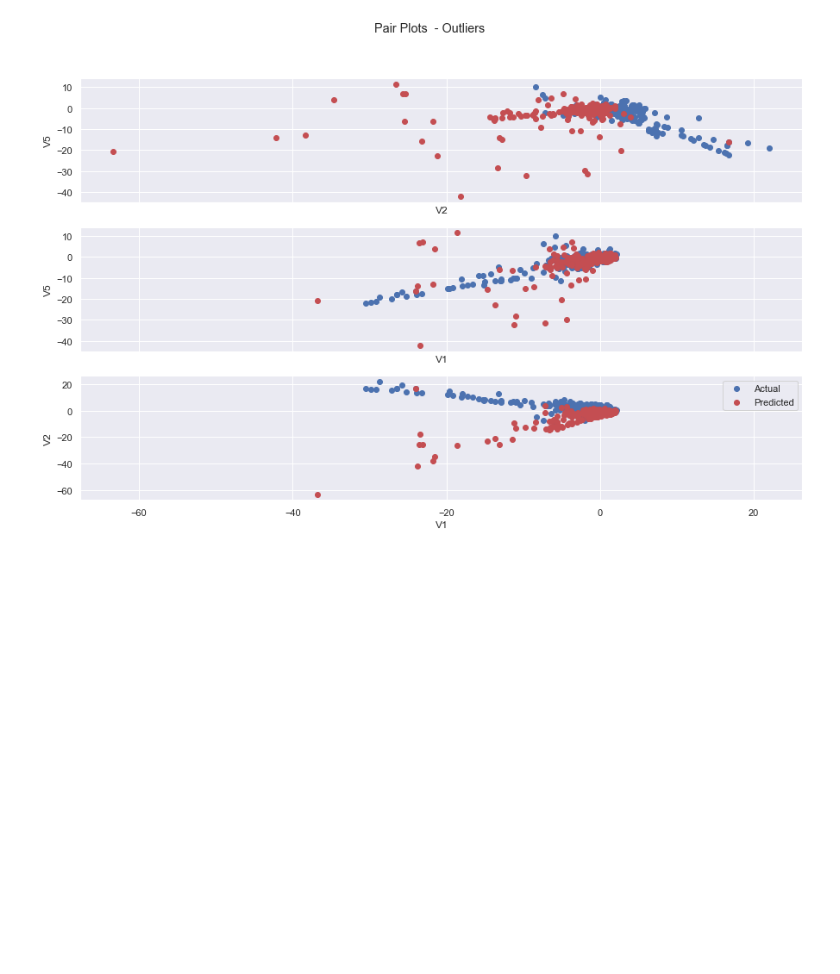
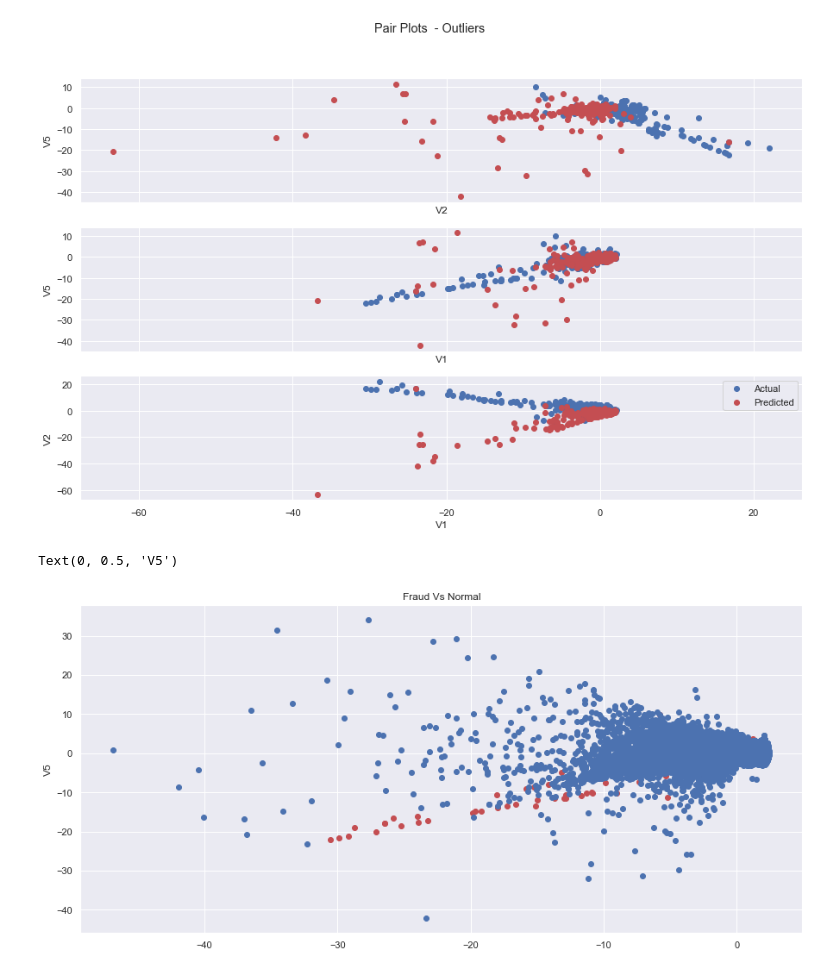
Before and after one commit to FelixOnofrei/Data-Science, a Jupyter notebook: Fraud_Detection/Credit Card Fraud Detection - Kaggle Dataset.ipynb, the cells around one changed output. Cells and saved outputs as stored; diff of their text form; code cells hidden in the pictures; blank space fills up the shorter version.

```diff
--- a/Fraud_Detection/Credit Card Fraud Detection - Kaggle Dataset.ipynb
+++ b/Fraud_Detection/Credit Card Fraud Detection - Kaggle Dataset.ipynb
@@ -282,3 +282,14 @@ some_plot(y_pred,'Forest')
 some_plot(y_pred_lof,'lof')
 # %% [output]
 [figure]
+# %%
+fig, ax1 = plt.subplots(1,1, figsize=(15,7),sharex=True)
+
+ax1.scatter(df_fraud['V1'],df_fraud['V5'],color='r')
+ax1.scatter(df_normal['V1'],df_normal['V5'],color='b')
+ax1.set_title('Fraud Vs Normal')
+ax2.set_xlabel('V1')
+ax1.set_ylabel('V5')
+# %% [output]
+Text(0, 0.5, 'V5')
+[figure, added]
```
Also changed, not shown: parts of 12 cells of this notebook.
